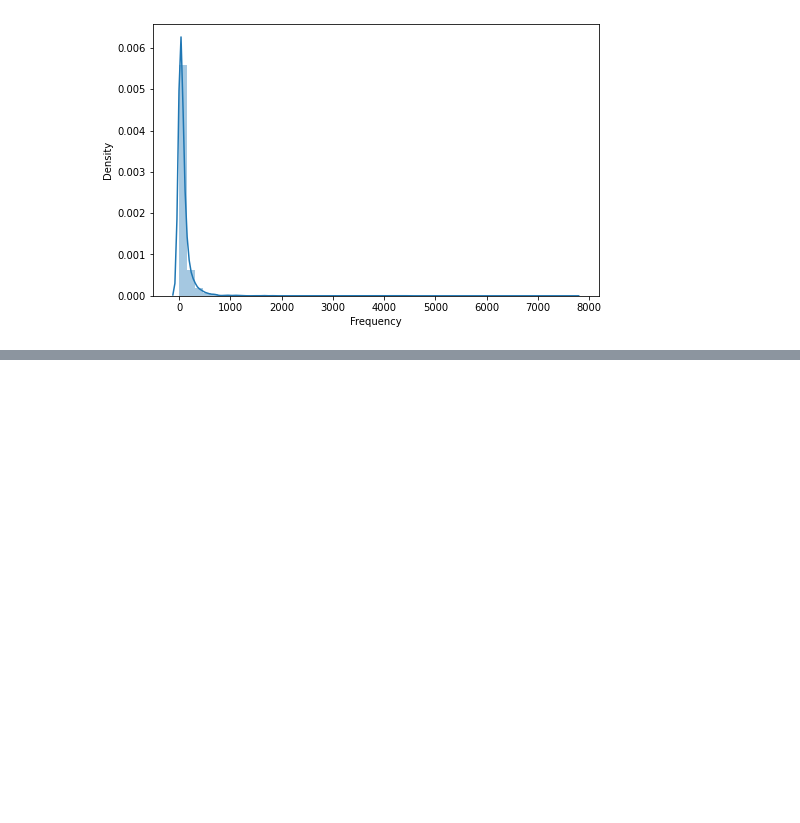
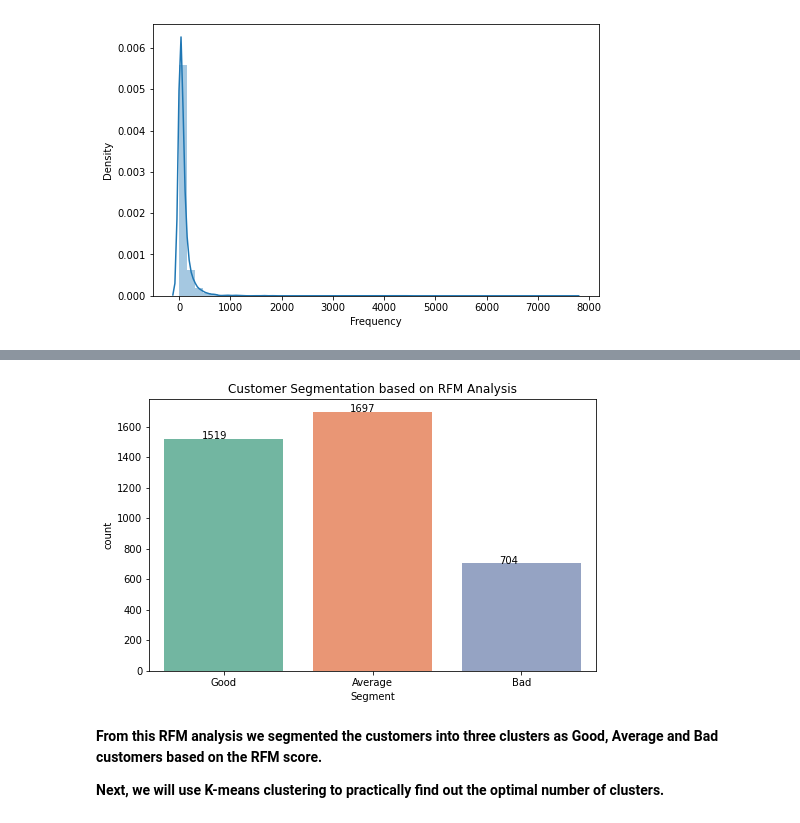
Before and after one commit to harishgawade1999/Online-Retail-Customer-Segmentation, a Jupyter notebook: Harish_Online_Retail_Customer_Segmentation_Capstone_Project.ipynb, the cells around one changed output, grey strips where cells are left out. Saved outputs shown, nothing was run; the diff lists cells and outputs as text; code cells hidden in the pictures; blank space fills up the shorter version.

```diff
--- a/Harish_Online_Retail_Customer_Segmentation_Capstone_Project.ipynb
+++ b/Harish_Online_Retail_Customer_Segmentation_Capstone_Project.ipynb
@@ -538,0 +701,11 @@ sns.distplot(frequency_df['Frequency']);
+# %%
+def create_segments(df):
+    if df['RFM_score'] >= 9:
+        return 'Good'
+    elif (df['RFM_score'] >= 5) and (df['RFM_score'] < 9):
+        return 'Average'
+    else:
+        return 'Bad'
+# %%
+rfm_df['Segment'] = rfm_df.apply(create_segments, axis=1)
+rfm_df.head()
@@ -538,0 +720,15 @@ sns.distplot(frequency_df['Frequency']);
+# %%
+plt.figure(figsize=(8,5))
+ax = sns.countplot(x=rfm_df["Segment"], palette = "Set2",
+                   order=['Good','Average','Bad'])
+
+for p in ax.patches:
+        ax.annotate('{}'.format(p.get_height()), (p.get_x()+0.25, p.get_height()+0.01))
+plt.title("Customer Segmentation based on RFM Analysis")
+plt.show()
+# %% [output]
+[figure, added]
+# %% [markdown]
+**From this RFM analysis we segmented the customers into three clusters as Good, Average and Bad customers based on the RFM score.**
+
+**Next, we will use K-means clustering to practically find out the optimal number of clusters.**
```
Also changed, not shown: parts of 24 cells of this notebook.
